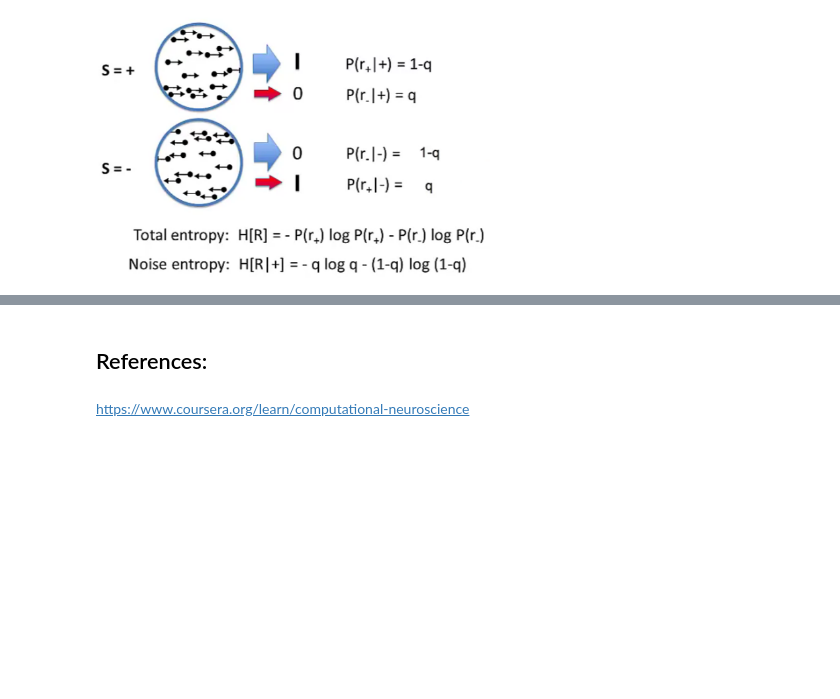
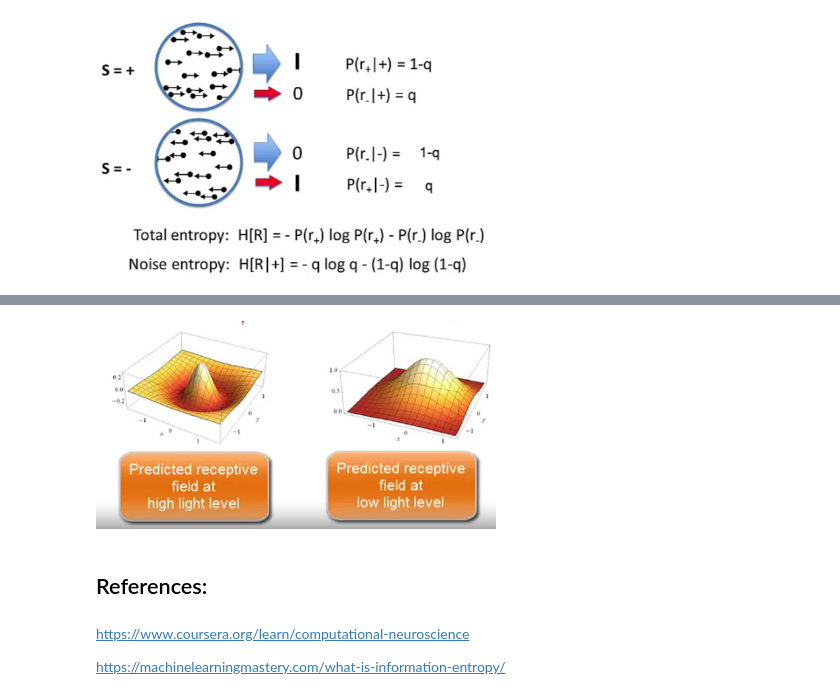
Before and after one commit to mhmdrdwn/com-neuro, a Jupyter notebook: week4.ipynb, the cells around one changed output, grey strips where cells are left out. Drawn from its saved outputs; the diff is of its cells as text; code cells hidden in the pictures; blank space fills up the shorter version.

```diff
--- a/week4.ipynb
+++ b/week4.ipynb
@@ -72,4 +80,10 @@ Image(filename= "entropy.png", width=400)
+# %%
+Image(filename= "dynamic_range_features.png", width=400)
+# %% [output]
+[figure, added]
 # %% [markdown]
 ## References:
 # %% [markdown]
 https://www.coursera.org/learn/computational-neuroscience
+
+https://machinelearningmastery.com/what-is-information-entropy/
```
Also changed, not shown: parts of 2 cells of this notebook.
